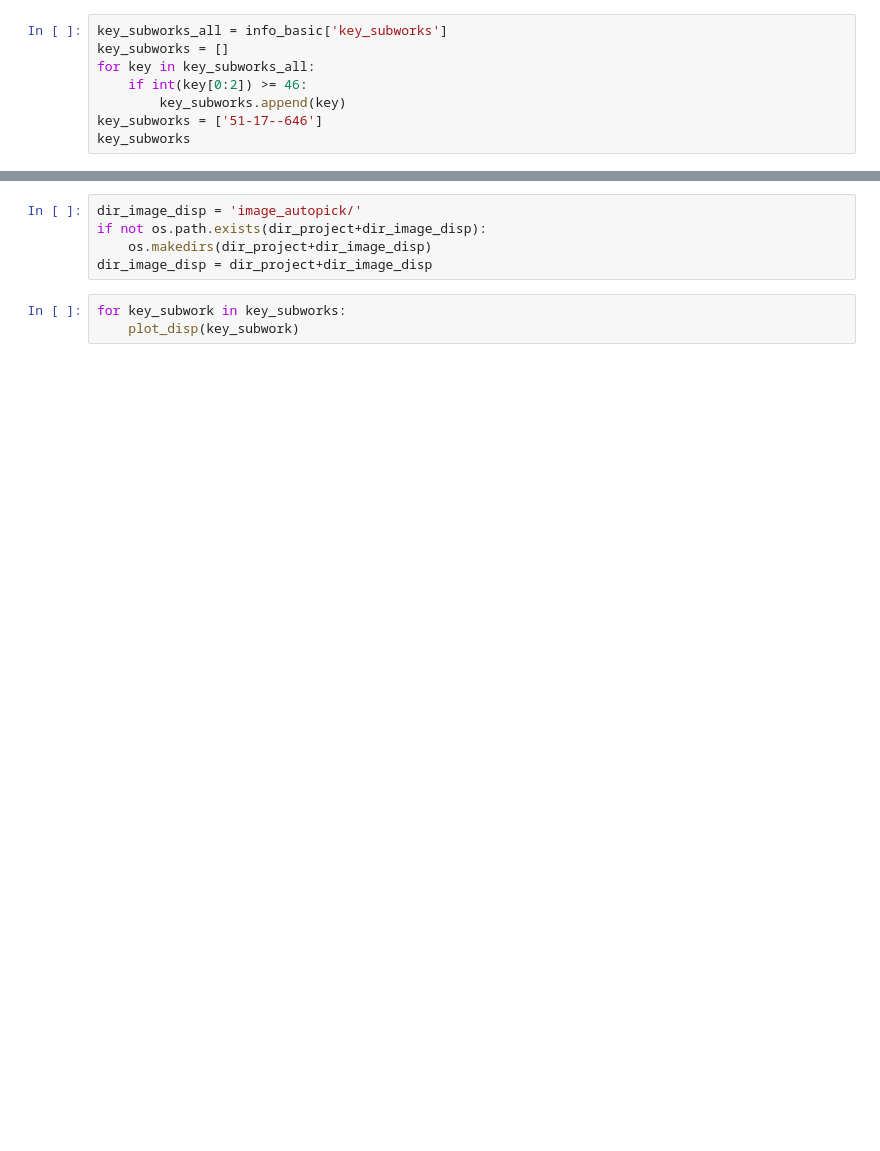
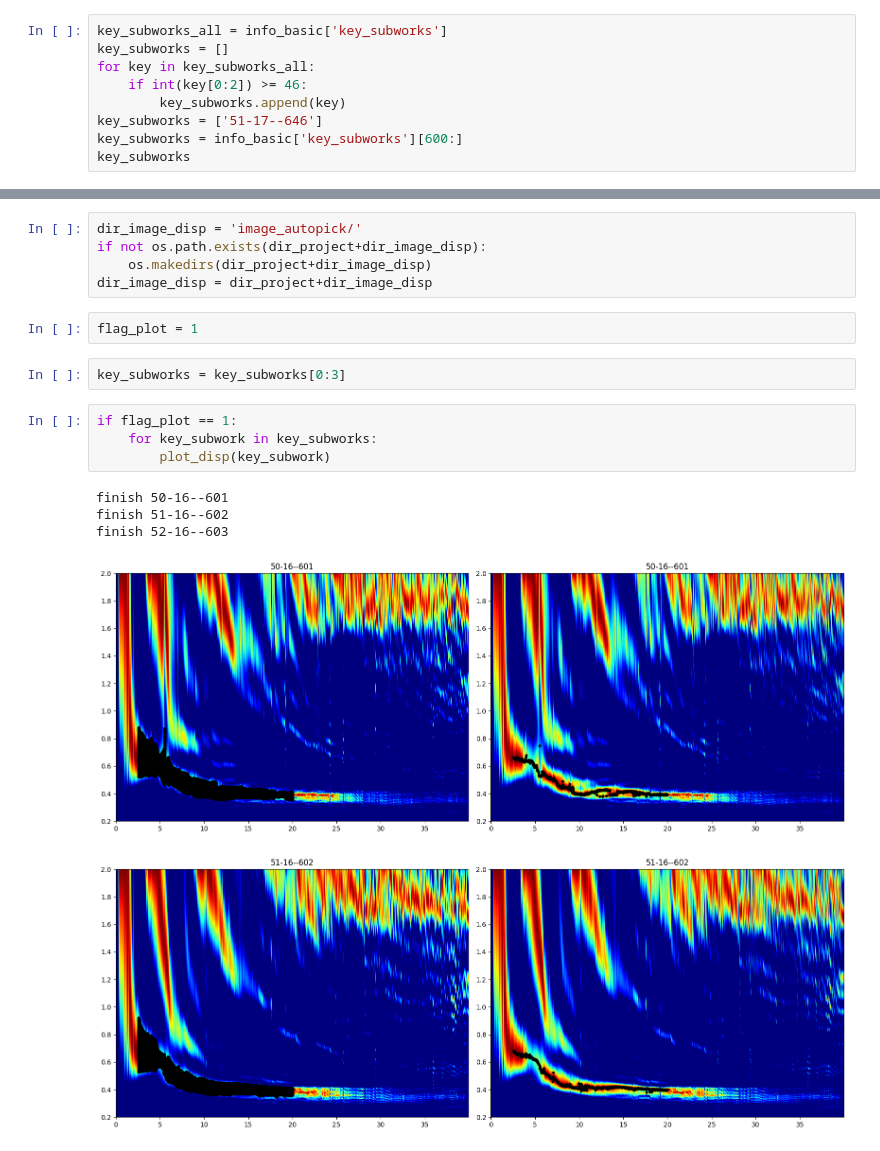
Before and after one commit to harmonsong/SGB_tomography_project, a Jupyter notebook: opt_autopick_single.ipynb, the cells around one changed output, grey strips where cells are left out. Saved outputs shown, nothing was run; the diff lists cells and outputs as text; blank space fills up the shorter version.

```diff
--- a/opt_autopick_single.ipynb
+++ b/opt_autopick_single.ipynb
@@ -182,4 +211,5 @@ for key in key_subworks_all:
     if int(key[0:2]) >= 46:
         key_subworks.append(key)
 key_subworks = ['51-17--646']
+key_subworks = info_basic['key_subworks'][600:]
 key_subworks
@@ -239,6 +305,17 @@ dir_image_disp = 'image_autopick/'
 if not os.path.exists(dir_project+dir_image_disp):
     os.makedirs(dir_project+dir_image_disp)
 dir_image_disp = dir_project+dir_image_disp
+# %%
+flag_plot = 1
+# %%
+key_subworks = key_subworks[0:3]
 # %%
-for key_subwork in key_subworks:
-    plot_disp(key_subwork)
+if flag_plot == 1:
+    for key_subwork in key_subworks:
+        plot_disp(key_subwork)
+# %% [output]
+finish 50-16--601
+finish 51-16--602
+finish 52-16--603
+[figure, added]
+[figure, added]
```
Also changed, not shown: parts of 10 cells of this notebook, 1 other file.
